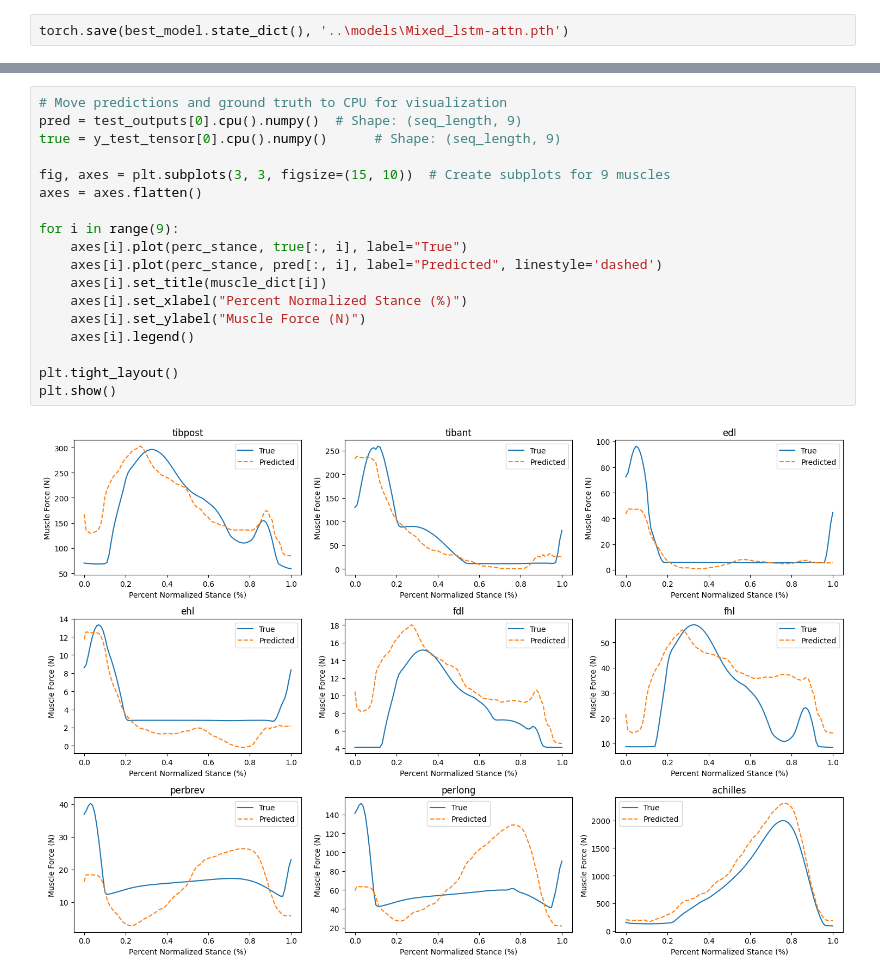
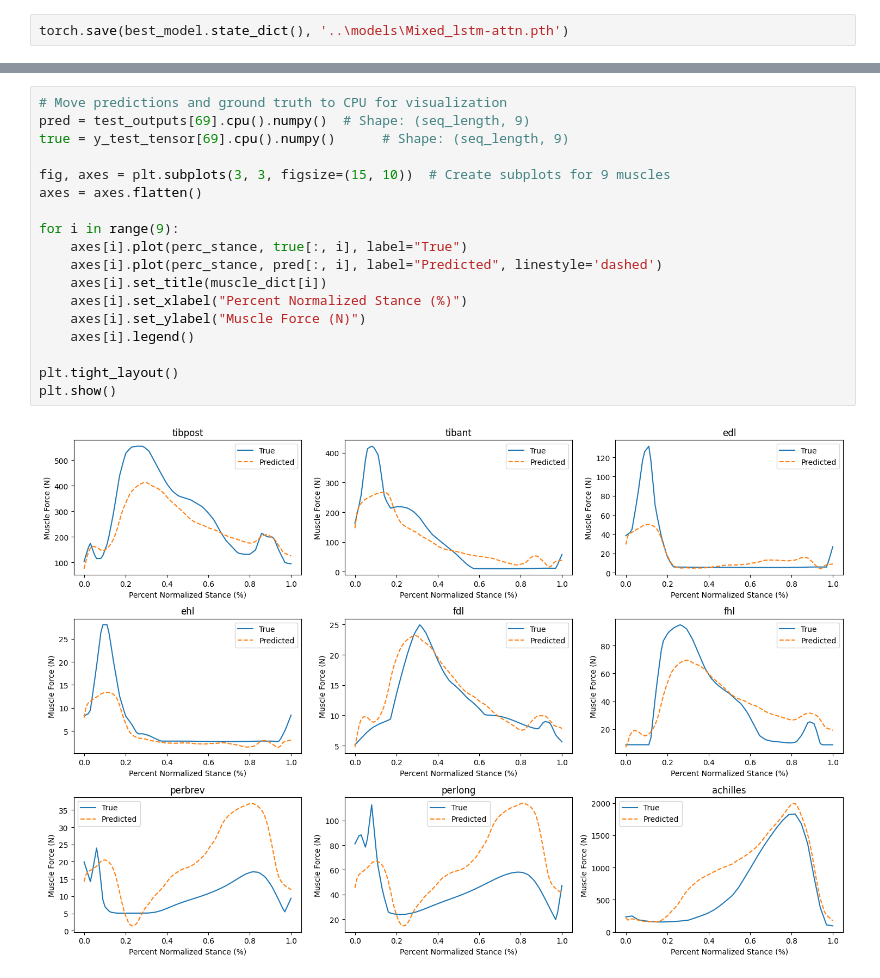
Before and after one commit to anth0nyhle/GRFMuscleModel, a Jupyter notebook: OA_Scripts/OA_LSTM-Attn_Tune.ipynb, the cells around one changed output, grey strips where cells are left out. Cells and saved outputs as stored; diff of their text form.

```diff
--- a/OA_Scripts/OA_LSTM-Attn_Tune.ipynb
+++ b/OA_Scripts/OA_LSTM-Attn_Tune.ipynb
@@ -312,20 +320,20 @@ Test Loss: 9227.9658
 # %%
 # Move predictions and ground truth to CPU for visualization
-pred = test_outputs[0].cpu().numpy()  # Shape: (seq_length, 9)
-true = y_test_tensor[0].cpu().numpy()      # Shape: (seq_length, 9)
+pred = test_outputs[69].cpu().numpy()  # Shape: (seq_length, 9)
+true = y_test_tensor[69].cpu().numpy()      # Shape: (seq_length, 9)
 
 fig, axes = plt.subplots(3, 3, figsize=(15, 10))  # Create subplots for 9 muscles
 axes = axes.flatten()
 
 for i in range(9):
     axes[i].plot(perc_stance, true[:, i], label="True")
     axes[i].plot(perc_stance, pred[:, i], label="Predicted", linestyle='dashed')
     axes[i].set_title(muscle_dict[i])
     axes[i].set_xlabel("Percent Normalized Stance (%)")
     axes[i].set_ylabel("Muscle Force (N)")
     axes[i].legend()
 
 plt.tight_layout()
 plt.show()
 # %% [output]
-[figure, old version]
+[figure, new version]
```
Also changed, not shown: parts of 4 cells of this notebook, 7 other files.
